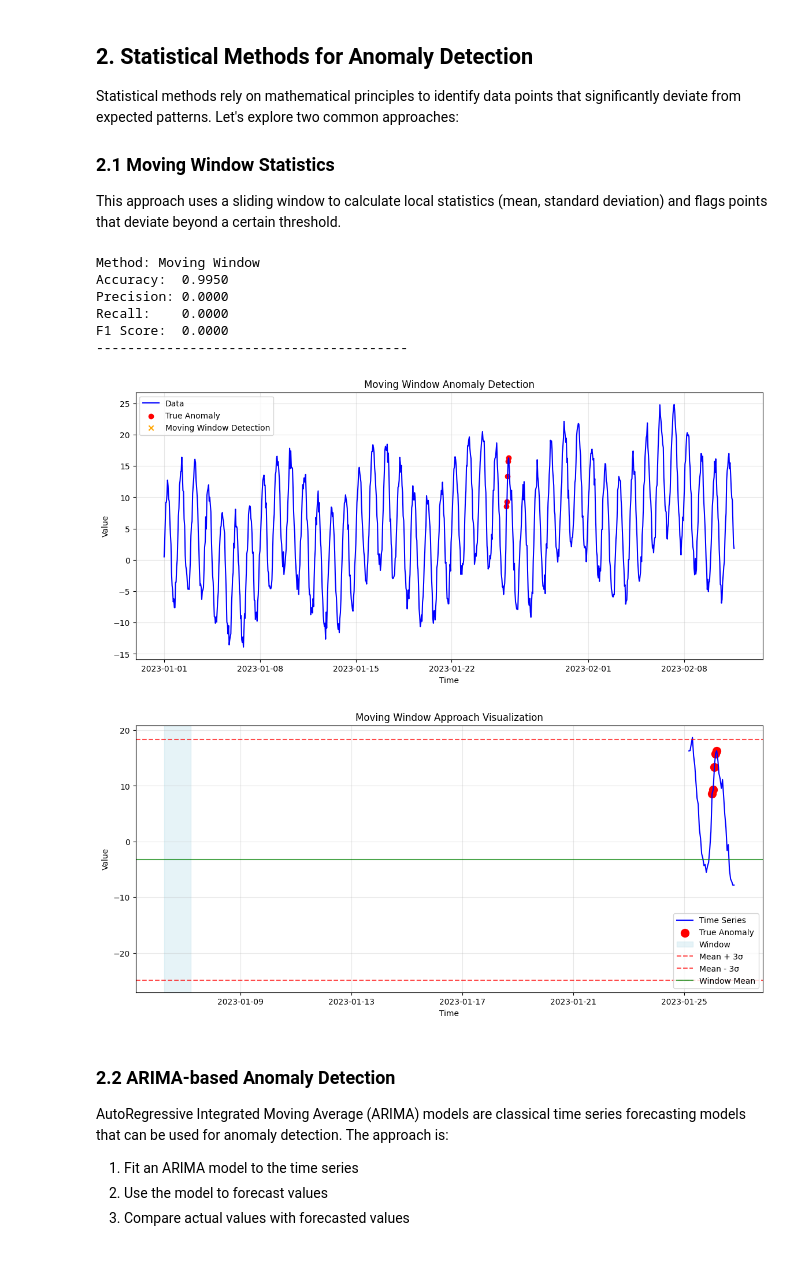
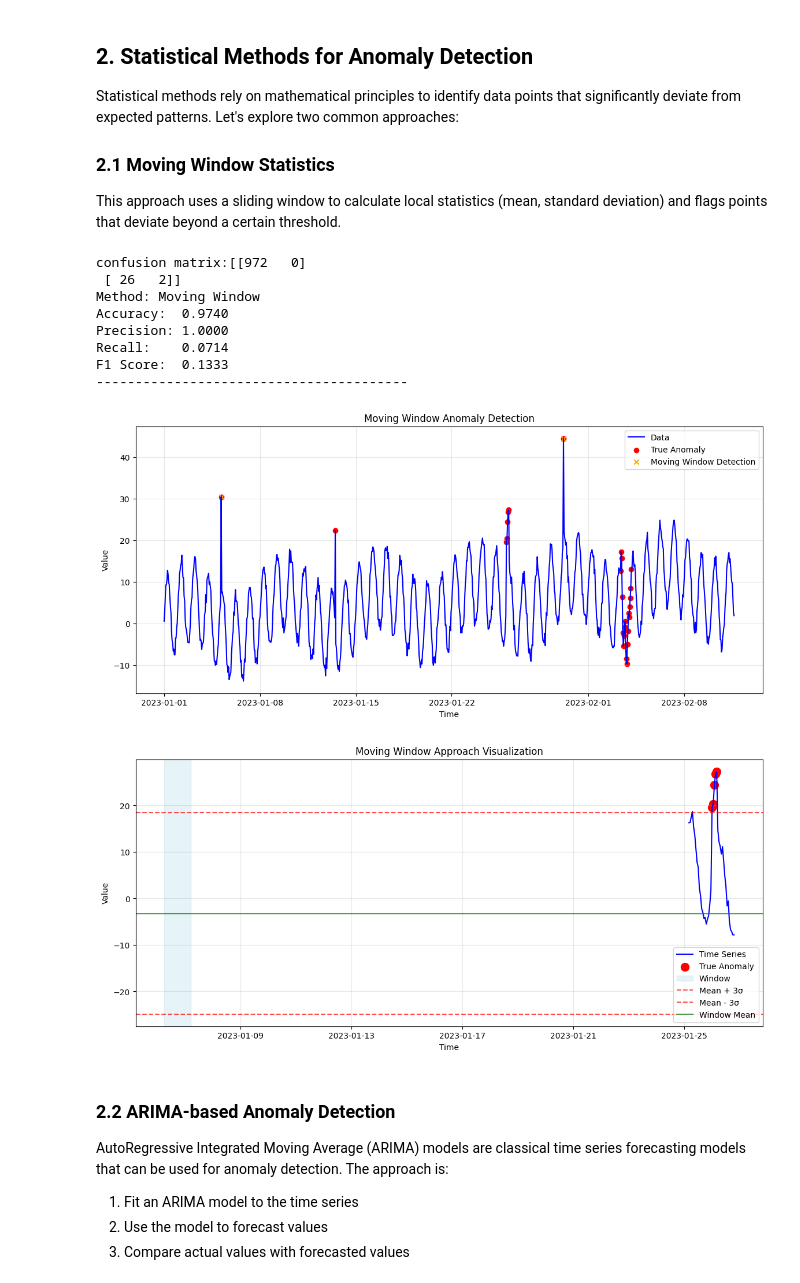
Before and after one commit to carmelgafa/ari5102, a Jupyter notebook: Anomaly-Detection-Workshop/notebooks/05_dynamic_data.ipynb, the cells around one changed output. Saved outputs shown, nothing was run; the diff lists cells and outputs as text; code cells hidden in the pictures.

Commit message:
anomaly detection -- workbook 2

```diff
--- a/Anomaly-Detection-Workshop/notebooks/05_dynamic_data.ipynb
+++ b/Anomaly-Detection-Workshop/notebooks/05_dynamic_data.ipynb
@@ -68,7 +47,6 @@ def generate_synthetic_data(n_samples=1000):
     # Generate timestamp index
     start_date = datetime(2023, 1, 1)
     timestamps = [start_date + timedelta(hours=i) for i in range(n_samples)]
-    print(timestamps[600])
 
     # Generate base signal: trend + seasonality + noise
     t = np.arange(n_samples)
@@ -87,30 +65,31 @@ def generate_synthetic_data(n_samples=1000):
         'anomaly': np.zeros(n_samples, dtype=bool)  # Initialize anomaly label
     })
 
-    # # Add point anomalies (sudden spikes)
-    # point_anomaly_indices = [100, 300, 700]
-    # for idx in point_anomaly_indices:
-    #     df.loc[idx, 'value'] += 25  # Add large spike
-    #     df.loc[idx, 'anomaly'] = True
+    # Add point anomalies (sudden spikes)
+    point_anomaly_indices = [100, 300, 700]
+    for idx in point_anomaly_indices:
+        df.loc[idx, 'value'] += 25  # Add large spike
+        df.loc[idx, 'anomaly'] = True
 
     # Add contextual anomaly (unusual pattern during specific time)
     # Night hours with high values (unusual)
     contextual_start = 600
+    print(timestamps[contextual_start])
     for i in range(5):
         # Assuming night hours should have lower values
         idx = contextual_start + i
         hour = df.loc[idx, 'timestamp'].hour
         if hour >= 0 and hour <= 6:  # Night hours
-            df.loc[idx, 'value'] += 4  # Unusual high value at night
+            df.loc[idx, 'value'] += 15  # Unusual high value at night
             df.loc[idx, 'anomaly'] = True
 
-    # # Add collective anomaly (unusual sequence pattern)
-    # collective_start = 800
-    # for i in range(20):
-    #     idx = collective_start + i
-    #     # Damped oscillation pattern (different from normal seasonality)
-    #     df.loc[idx, 'value'] += 10 * np.sin(i) * np.exp(-i/10)
-    #     df.loc[idx, 'anomaly'] = True
+    # Add collective anomaly (unusual sequence pattern)
+    collective_start = 800
+    for i in range(20):
+        idx = collective_start + i
+        # Damped oscillation pattern (different from normal seasonality)
+        df.loc[idx, 'value'] += 10 * np.sin(i) * np.exp(-i/10)
+        df.loc[idx, 'anomaly'] = True
 
     return df
 
@@ -192,15 +171,21 @@ n_sigmas = 3      # Three standard deviations
 mw_anomalies = moving_window_detector(ts_data['value'], window_size, n_sigmas)
 
 # Calculate performance metrics
-from sklearn.metrics import accuracy_score, precision_score, recall_score, f1_score
+from sklearn.metrics import accuracy_score, precision_score, recall_score, f1_score, confusion_matrix
 
 # Function to calculate and display metrics
 def calculate_metrics(y_true, y_pred, method_name):
+
+
+
     accuracy = accuracy_score(y_true, y_pred)
     precision = precision_score(y_true, y_pred, zero_division=0)
     recall = recall_score(y_true, y_pred)
     f1 = f1_score(y_true, y_pred)
+    cm = confusion_matrix(y_true, y_pred)
 
+
+    print(f"confusion matrix:{cm}")
     print(f"Method: {method_name}")
     print(f"Accuracy:  {accuracy:.4f}")
     print(f"Precision: {precision:.4f}")
@@ -241,39 +226,41 @@ plt.plot(sample_data['timestamp'], sample_data['value'], 'b-', label='Time Serie
 plt.scatter(sample_data[sample_data['anomaly']]['timestamp'],
             sample_data[sample_data['anomaly']]['value'],
             color='red', s=100, label='True Anomaly')
 
 # For a specific point, show the window used to calculate statistics
 point_idx = 150
 window_data = ts_data.iloc[point_idx-window_size:point_idx]
 window_mean = window_data['value'].mean()
 window_std = window_data['value'].std()
 
 # Shade the window area
 plt.axvspan(window_data['timestamp'].iloc[0], window_data['timestamp'].iloc[-1],
            color='lightblue', alpha=0.3, label='Window')
 
 # Show thresholds
 plt.axhline(y=window_mean + n_sigmas*window_std, color='red', linestyle='--', alpha=0.7,
            label=f'Mean + {n_sigmas}σ')
 plt.axhline(y=window_mean - n_sigmas*window_std, color='red', linestyle='--', alpha=0.7,
            label=f'Mean - {n_sigmas}σ')
 plt.axhline(y=window_mean, color='green', linestyle='-', alpha=0.7, label='Window Mean')
 
 plt.title('Moving Window Approach Visualization')
 plt.xlabel('Time')
 plt.ylabel('Value')
 plt.legend()
 plt.grid(True, alpha=0.3)
 plt.show()
 # %% [output]
+confusion matrix:[[972   0]
+ [ 26   2]]
 Method: Moving Window
-Accuracy:  0.9950
-Precision: 0.0000
-Recall:    0.0000
-F1 Score:  0.0000
+Accuracy:  0.9740
+Precision: 1.0000
+Recall:    0.0714
+F1 Score:  0.1333
 ----------------------------------------
-[figure, old version]
+[figure, new version]
-[figure, old version]
+[figure, new version]
 # %% [markdown]
 ### 2.2 ARIMA-based Anomaly Detection
 
```
Also changed, not shown: parts of 8 cells of this notebook, 3 other files.
